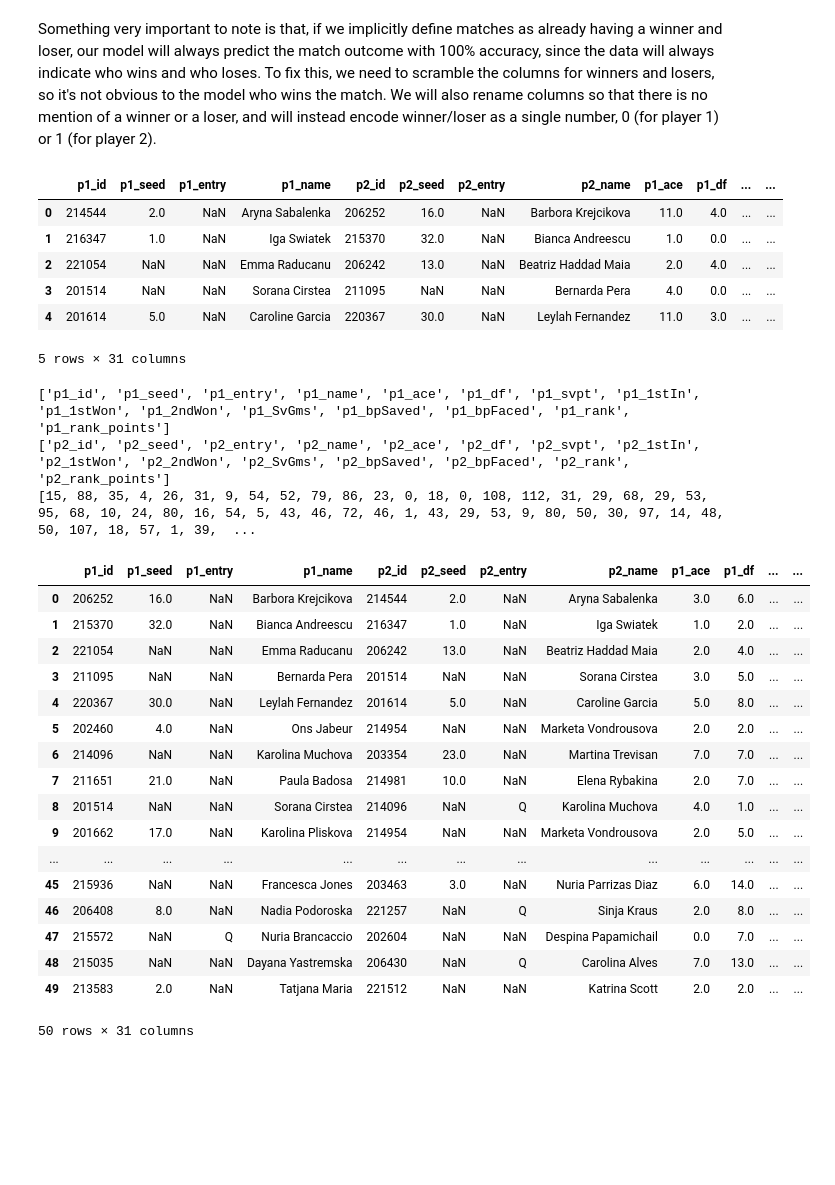
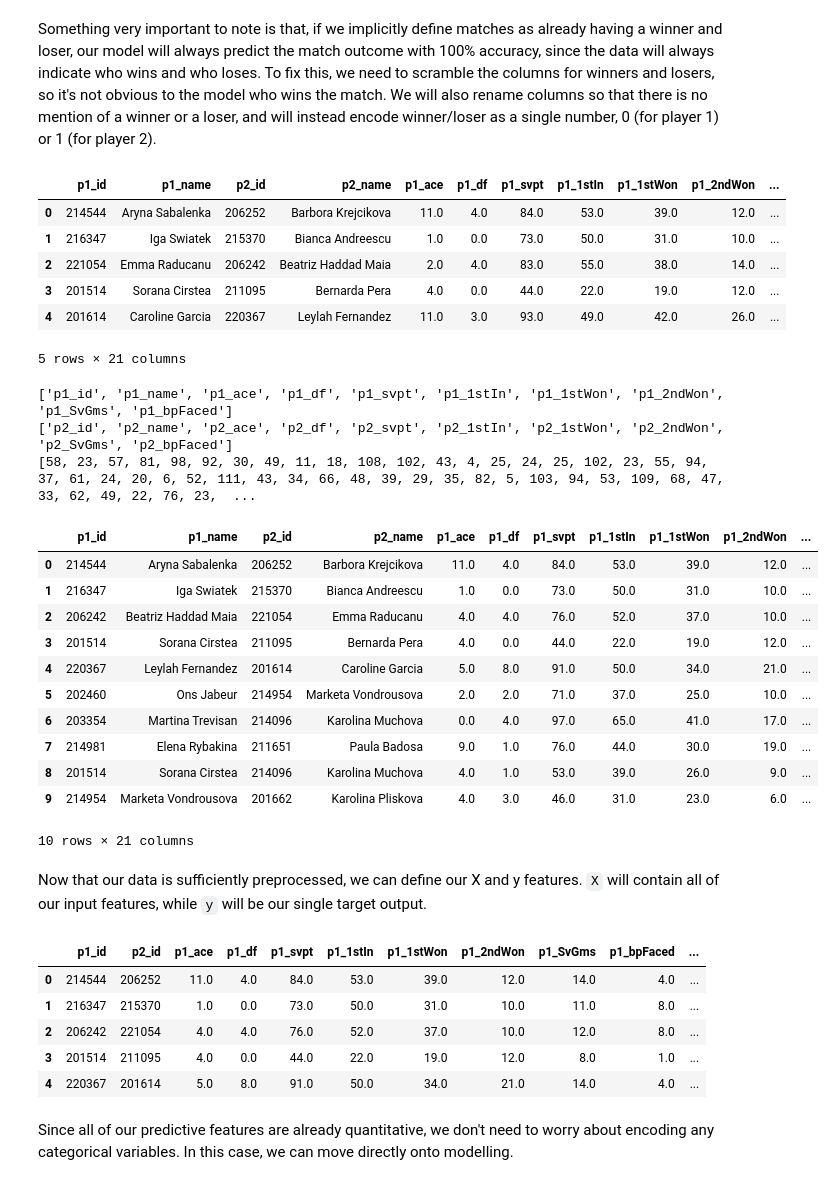
Before and after one commit to AnnambhotlaK/mlproject, a Jupyter notebook: notebook/wta_model_training.ipynb, the cells around one changed output. Drawn from its saved outputs; the diff is of its cells as text; code cells hidden in the pictures; blank space fills up the shorter version.

Commit message:
finish preprocessing and define X and y, move onto training models

```diff
--- a/notebook/wta_model_training.ipynb
+++ b/notebook/wta_model_training.ipynb
@@ -50,6 +48,10 @@ df.drop(columns=['tourney_id', 'tourney_name', 'surface', 'draw_size', 'tourney_
 df.drop(columns=['winner_hand', 'loser_hand', 'winner_ht', 'loser_ht', 'winner_age', 'loser_age', 'winner_ioc', 'loser_ioc'], axis=1, inplace=True)
 # Certain match information will also be irrelevant for predictions
 df.drop(columns=['match_num', 'best_of', 'round', 'minutes', 'score'], axis=1, inplace=True)
+# For now, we will also drop most columns outside of statistics, although we may use some of these in future iterations
+df.drop(columns=['winner_seed', 'loser_seed', 'winner_entry', 'loser_entry', 'winner_rank', 'loser_rank', 'winner_rank_points', 'loser_rank_points'], axis=1, inplace=True)
+# We will also drop 'bp_saved' for both players, since we found this was not a meaningful statistic in our EDA
+df.drop(columns=['w_bpSaved', 'l_bpSaved'], axis=1, inplace=True)
 # %%
 df.head()
 # %% [output]
@@ -77,13 +78,13 @@ df['match_winner'] = 0 # create match winner column with all 0s (player 1 for al
 # %%
 df.head()
 # %% [output]
-|  | p1_id | p1_seed | p1_entry | p1_name | p2_id | p2_seed | p2_entry | p2_name | p1_ace | p1_df | ... | ... |
-| 0 | 214544 | 2.0 | NaN | Aryna Sabalenka | 206252 | 16.0 | NaN | Barbora Krejcikova | 11.0 | 4.0 | ... | ... |
-| 1 | 216347 | 1.0 | NaN | Iga Swiatek | 215370 | 32.0 | NaN | Bianca Andreescu | 1.0 | 0.0 | ... | ... |
-| 2 | 221054 | NaN | NaN | Emma Raducanu | 206242 | 13.0 | NaN | Beatriz Haddad Maia | 2.0 | 4.0 | ... | ... |
-| 3 | 201514 | NaN | NaN | Sorana Cirstea | 211095 | NaN | NaN | Bernarda Pera | 4.0 | 0.0 | ... | ... |
-| 4 | 201614 | 5.0 | NaN | Caroline Garcia | 220367 | 30.0 | NaN | Leylah Fernandez | 11.0 | 3.0 | ... | ... |
+|  | p1_id | p1_name | p2_id | p2_name | p1_ace | p1_df | p1_svpt | p1_1stIn | p1_1stWon | p1_2ndWon | ... |
+| 0 | 214544 | Aryna Sabalenka | 206252 | Barbora Krejcikova | 11.0 | 4.0 | 84.0 | 53.0 | 39.0 | 12.0 | ... |
+| 1 | 216347 | Iga Swiatek | 215370 | Bianca Andreescu | 1.0 | 0.0 | 73.0 | 50.0 | 31.0 | 10.0 | ... |
+| 2 | 221054 | Emma Raducanu | 206242 | Beatriz Haddad Maia | 2.0 | 4.0 | 83.0 | 55.0 | 38.0 | 14.0 | ... |
+| 3 | 201514 | Sorana Cirstea | 211095 | Bernarda Pera | 4.0 | 0.0 | 44.0 | 22.0 | 19.0 | 12.0 | ... |
+| 4 | 201614 | Caroline Garcia | 220367 | Leylah Fernandez | 11.0 | 3.0 | 93.0 | 49.0 | 42.0 | 26.0 | ... |
-5 rows × 31 columns
+5 rows × 21 columns
 # %%
 # Second: Randomly shuffle p1 and p2 columns to ensure no pattern
 cols1 = [c for c in df.columns if 'p1' in c]
@@ -103,27 +104,24 @@ df.loc[maskIdx, cols1] = copy.loc[maskIdx, cols2_targ].values
 df.loc[maskIdx, cols2_targ] = copy.loc[maskIdx, cols1].values
 df.loc[maskIdx, 'match_winner'] = 1
 # %% [output]
-['p1_id', 'p1_seed', 'p1_entry', 'p1_name', 'p1_ace', 'p1_df', 'p1_svpt', 'p1_1stIn', 'p1_1stWon', 'p1_2ndWon', 'p1_SvGms', 'p1_bpSaved', 'p1_bpFaced', 'p1_rank', 'p1_rank_points']
-['p2_id', 'p2_seed', 'p2_entry', 'p2_name', 'p2_ace', 'p2_df', 'p2_svpt', 'p2_1stIn', 'p2_1stWon', 'p2_2ndWon', 'p2_SvGms', 'p2_bpSaved', 'p2_bpFaced', 'p2_rank', 'p2_rank_points']
-[15, 88, 35, 4, 26, 31, 9, 54, 52, 79, 86, 23, 0, 18, 0, 108, 112, 31, 29, 68, 29, 53, 95, 68, 10, 24, 80, 16, 54, 5, 43, 46, 72, 46, 1, 43, 29, 53, 9, 80, 50, 30, 97, 14, 48, 50, 107, 18, 57, 1, 39,  ...
+['p1_id', 'p1_name', 'p1_ace', 'p1_df', 'p1_svpt', 'p1_1stIn', 'p1_1stWon', 'p1_2ndWon', 'p1_SvGms', 'p1_bpFaced']
+['p2_id', 'p2_name', 'p2_ace', 'p2_df', 'p2_svpt', 'p2_1stIn', 'p2_1stWon', 'p2_2ndWon', 'p2_SvGms', 'p2_bpFaced']
+[58, 23, 57, 81, 98, 92, 30, 49, 11, 18, 108, 102, 43, 4, 25, 24, 25, 102, 23, 55, 94, 37, 61, 24, 20, 6, 52, 111, 43, 34, 66, 48, 39, 29, 35, 82, 5, 103, 94, 53, 109, 68, 47, 33, 62, 49, 22, 76, 23,  ...
 # %%
-df.head(50)
+# By running all the cells in this notebook, you can see that the columns are randomly shuffled, indicated by the match winner changing between 0 and 1 for different observations.
+df.head(10)
 # %% [output]
-|  | p1_id | p1_seed | p1_entry | p1_name | p2_id | p2_seed | p2_entry | p2_name | p1_ace | p1_df | ... | ... |
-| 0 | 206252 | 16.0 | NaN | Barbora Krejcikova | 214544 | 2.0 | NaN | Aryna Sabalenka | 3.0 | 6.0 | ... | ... |
-| 1 | 215370 | 32.0 | NaN | Bianca Andreescu | 216347 | 1.0 | NaN | Iga Swiatek | 1.0 | 2.0 | ... | ... |
-| 2 | 221054 | NaN | NaN | Emma Raducanu | 206242 | 13.0 | NaN | Beatriz Haddad Maia | 2.0 | 4.0 | ... | ... |
-| 3 | 211095 | NaN | NaN | Bernarda Pera | 201514 | NaN | NaN | Sorana Cirstea | 3.0 | 5.0 | ... | ... |
-| 4 | 220367 | 30.0 | NaN | Leylah Fernandez | 201614 | 5.0 | NaN | Caroline Garcia | 5.0 | 8.0 | ... | ... |
-| 5 | 202460 | 4.0 | NaN | Ons Jabeur | 214954 | NaN | NaN | Marketa Vondrousova | 2.0 | 2.0 | ... | ... |
-| 6 | 214096 | NaN | NaN | Karolina Muchova | 203354 | 23.0 | NaN | Martina Trevisan | 7.0 | 7.0 | ... | ... |
-| 7 | 211651 | 21.0 | NaN | Paula Badosa | 214981 | 10.0 | NaN | Elena Rybakina | 2.0 | 7.0 | ... | ... |
-| 8 | 201514 | NaN | NaN | Sorana Cirstea | 214096 | NaN | Q | Karolina Muchova | 4.0 | 1.0 | ... | ... |
-| 9 | 201662 | 17.0 | NaN | Karolina Pliskova | 214954 | NaN | NaN | Marketa Vondrousova | 2.0 | 5.0 | ... | ... |
-| ... | ... | ... | ... | ... | ... | ... | ... | ... | ... | ... | ... | ... |
-| 45 | 215936 | NaN | NaN | Francesca Jones | 203463 | 3.0 | NaN | Nuria Parrizas Diaz | 6.0 | 14.0 | ... | ... |
-| 46 | 206408 | 8.0 | NaN | Nadia Podoroska | 221257 | NaN | Q | Sinja Kraus | 2.0 | 8.0 | ... | ... |
-| 47 | 215572 | NaN | Q | Nuria Brancaccio | 202604 | NaN | NaN | Despina Papamichail | 0.0 | 7.0 | ... | ... |
-| 48 | 215035 | NaN | NaN | Dayana Yastremska | 206430 | NaN | Q | Carolina Alves | 7.0 | 13.0 | ... | ... |
-| 49 | 213583 | 2.0 | NaN | Tatjana Maria | 221512 | NaN | NaN | Katrina Scott | 2.0 | 2.0 | ... | ... |
+|  | p1_id | p1_name | p2_id | p2_name | p1_ace | p1_df | p1_svpt | p1_1stIn | p1_1stWon | p1_2ndWon | ... |
+| 0 | 214544 | Aryna Sabalenka | 206252 | Barbora Krejcikova | 11.0 | 4.0 | 84.0 | 53.0 | 39.0 | 12.0 | ... |
+| 1 | 216347 | Iga Swiatek | 215370 | Bianca Andreescu | 1.0 | 0.0 | 73.0 | 50.0 | 31.0 | 10.0 | ... |
+| 2 | 206242 | Beatriz Haddad Maia | 221054 | Emma Raducanu | 4.0 | 4.0 | 76.0 | 52.0 | 37.0 | 10.0 | ... |
+| 3 | 201514 | Sorana Cirstea | 211095 | Bernarda Pera | 4.0 | 0.0 | 44.0 | 22.0 | 19.0 | 12.0 | ... |
+| 4 | 220367 | Leylah Fernandez | 201614 | Caroline Garcia | 5.0 | 8.0 | 91.0 | 50.0 | 34.0 | 21.0 | ... |
+| 5 | 202460 | Ons Jabeur | 214954 | Marketa Vondrousova | 2.0 | 2.0 | 71.0 | 37.0 | 25.0 | 10.0 | ... |
+| 6 | 203354 | Martina Trevisan | 214096 | Karolina Muchova | 0.0 | 4.0 | 97.0 | 65.0 | 41.0 | 17.0 | ... |
+| 7 | 214981 | Elena Rybakina | 211651 | Paula Badosa | 9.0 | 1.0 | 76.0 | 44.0 | 30.0 | 19.0 | ... |
+| 8 | 201514 | Sorana Cirstea | 214096 | Karolina Muchova | 4.0 | 1.0 | 53.0 | 39.0 | 26.0 | 9.0 | ... |
+| 9 | 214954 | Marketa Vondrousova | 201662 | Karolina Pliskova | 4.0 | 3.0 | 46.0 | 31.0 | 23.0 | 6.0 | ... |
-50 rows × 31 columns
+10 rows × 21 columns
+# %% [markdown]
+Now that our data is sufficiently preprocessed, we can define our X and y features. `X` will contain all of our input features, while `y` will be our single target output.
@@ -129,0 +133,11 @@ df.head(50)
+# %%
+X.head()
+# %% [output]
+|  | p1_id | p2_id | p1_ace | p1_df | p1_svpt | p1_1stIn | p1_1stWon | p1_2ndWon | p1_SvGms | p1_bpFaced | ... |
+| 0 | 214544 | 206252 | 11.0 | 4.0 | 84.0 | 53.0 | 39.0 | 12.0 | 14.0 | 4.0 | ... |
+| 1 | 216347 | 215370 | 1.0 | 0.0 | 73.0 | 50.0 | 31.0 | 10.0 | 11.0 | 8.0 | ... |
+| 2 | 206242 | 221054 | 4.0 | 4.0 | 76.0 | 52.0 | 37.0 | 10.0 | 12.0 | 8.0 | ... |
+| 3 | 201514 | 211095 | 4.0 | 0.0 | 44.0 | 22.0 | 19.0 | 12.0 | 8.0 | 1.0 | ... |
+| 4 | 220367 | 201614 | 5.0 | 8.0 | 91.0 | 50.0 | 34.0 | 21.0 | 14.0 | 4.0 | ... |
+# %% [markdown]
+Since all of our predictive features are already quantitative, we don't need to worry about encoding any categorical variables. In this case, we can move directly onto modelling.
```
Also changed, not shown: parts of 6 cells of this notebook.
